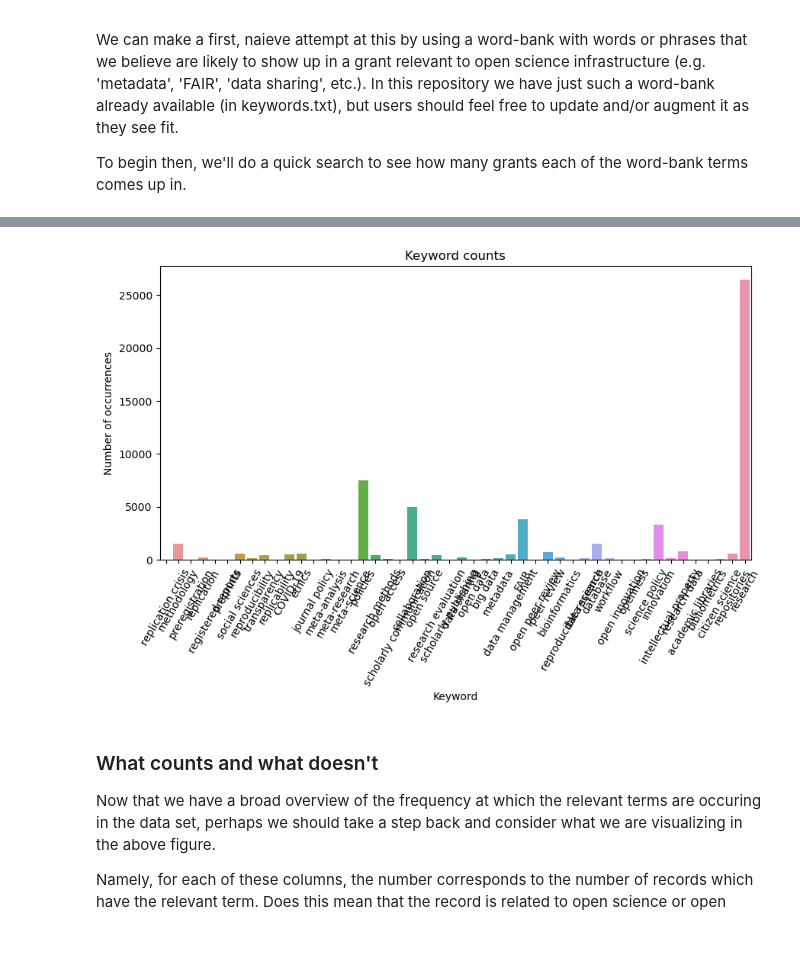
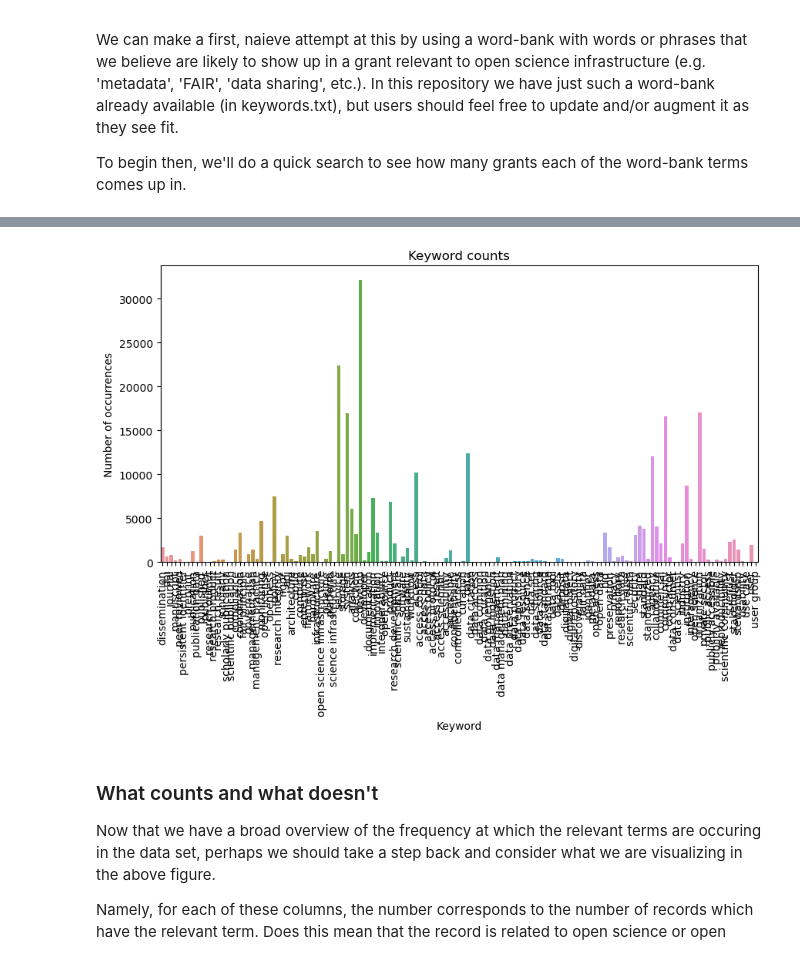
Before and after one commit to DanNBullock/USG_grants_crawl, a Jupyter notebook: notebooks/GenericDataSource_processAndFigs.ipynb, the cells around one changed output, grey strips where cells are left out. Saved outputs shown, nothing was run; the diff lists cells and outputs as text; code cells hidden in the pictures.

Commit message:
update of generic workflow notebook appears to work for all three data sets, all the way through cooccurrence matricies

```diff
--- a/notebooks/GenericDataSource_processAndFigs.ipynb
+++ b/notebooks/GenericDataSource_processAndFigs.ipynb
@@ -170,5 +170,21 @@ else:
 # now let's see how long that took
 end=time.time()
 print('Processing took ' + str(end-start) + ' seconds.')
+
+
+import pickle
+# now also produce a single pickle file with all of the data in it using allXML_to_pickle(directoryPath,outFilePath)
+# set the path to where we want to save the pickle file
+outPickleFilePath=os.path.join(processedDataPath,'allData.pickle')
+# if the file already exists, then we don't need to do anything
+if not os.path.isfile(outPickleFilePath):
+    processData.allXML_to_pickle(processedDataPath,outPickleFilePath)
+else:
+    # if it does exist, then load it.
+    print('Pickle file already exists.  Loading.')
+    with open(outPickleFilePath,'rb') as f:
+        allData=pickle.load(f)
+        # now close the file
+    f.close()
 # %% [output]
 xml files found in processed data directory.  Skipping processing.
@@ -301,9 +331,9 @@ import pandas as pd
 #analyzedDataPath=os.path.join(inputDataDir,defaultDataSource,dataFolders[2])
 #figuresDataPath=os.path.join(inputDataDir,defaultDataSource,dataFolders[3])
 # create the path to the save product of the regex search
-regexSearchSavePath=os.path.join(analyzedDataPath,'regexSearchResults.hd5')
+regexSearchSavePath=os.path.join(analyzedDataPath,'regexSearchResults.h5')
 # create the ptah to the csv containing the search terms, which should be in the main directory as of 07/12/2023
-stringPhraseListPath=os.path.join('..',defaultKeyWordList)
+stringPhraseListPath=os.path.join('../keywordLists/',defaultKeyWordList)
 # load the stringPhraseList
 stringPhraseList=pd.read_csv(stringPhraseListPath)
 # get the last column of the stringPhraseList and use it as the keywordList
@@ -313,33 +343,57 @@ keywordList=list(stringPhraseList.iloc[:,-1].values)
 # if they are, then we'll remove them from the keywordList
 [keywordList.remove(keyword) for keyword in keywordList if len(keyword)==1]
 
+
 # check if the regexSearchSavePath file exists, and if so, don't rerun the regex search
 if os.path.exists(regexSearchSavePath):
     print('regexSearchSavePath file already exists.  Skipping regex search.')
 else:
     # run the regex search
     # regexSearchAndSave(processedDataPath,keywordList,targetField,nameField='infer',rootTag='root
-    analyzeData.regexSearchAndSave(processedDataPath,keywordList,[rootTag,targetField],savePath=regexSearchSavePath)
+    analyzeData.regexSearchAndSave(xmlFileContentsOrPaths,keywordList,currAwardDescriptionFieldFull,daskify=False,savePath=regexSearchSavePath)
 # load up the results
-import h5py
-regexSearchResults=h5py.File(regexSearchSavePath,'r')
-# remember:
-# efficientDict['rowDescription']='Searched Keywords'
-# efficientDict['colDescription']='Award Number'
-# dataKeys=['dataMatrix','rowName','colName']
-# attributeKeys=['rowDescription','colDescription']
-# so we'll get the dataMatrix from the regexSearchResults as a numpy array
-regexSearchResultsDataMatrix=regexSearchResults['dataMatrix'][:]
-# and the rowName, but remember they come in as bytes, so we'll need to decode them
-regexSearchResultsRowNames=[rowName.decode('utf-8') for rowName in regexSearchResults['rowName'][:]]
-# we don't need the colName as these are the award numbers and we don't need these
-# create a save path for the keywordCounts DF
-keywordCountsSavePath=os.path.join(analyzedDataPath,'keywordCounts.csv')
-# create the keywordCountsDF
-# because each row is a keyword, you can just sum across the columns to get the counts for that keyword
-# the keywords themselves come from the regexSearchResultsRowNames
-# make sure the DF has column names of 'itemID' and 'count'
-keywordCountsDF= pd.DataFrame(data={'itemID':regexSearchResultsRowNames,'count':regexSearchResultsDataMatrix.sum(axis=1)})
+# try it both ways, one way should work
+try:
+    print('Attempting h5py load')
+    import h5py
+    regexSearchResults=h5py.File(regexSearchSavePath,'r')
+    # remember:
+    # efficientDict['rowDescription']='Searched Keywords'
+    # efficientDict['colDescription']='Award Number'
+    # dataKeys=['dataMatrix','rowName','colName']
+    # attributeKeys=['rowDescription','colDescription']
+    # so we'll get the dataMatrix from the regexSearchResults as a numpy array
+    regexSearchResultsDataMatrix=regexSearchResults['dataMatrix'][:]
+    # and the rowName, but remember they come in as bytes, so we'll need to decode them
+    regexSearchResultsRowNames=[rowName.decode('utf-8') for rowName in regexSearchResults['rowName'][:]]
+    # we don't need the colName as these are the award numbers and we don't need these
+    # create a save path for the keywordCounts DF
+    keywordCountsSavePath=os.path.join(analyzedDataPath,'keywordCounts.csv')
+    # create the keywordCountsDF
+    # because each row is a keyword, you can just sum across the columns to get the counts for that keyword
+    # the keywords themselves come from the regexSearchResultsRowNames
+    # make sure the DF has column names of 'itemID' and 'count'
+    keywordRegexBoolMatrixDF= pd.DataFrame(data={'itemID':regexSearchResultsRowNames,'count':regexSearchResultsDataMatrix.sum(axis=1)})
+except:
+    print('Attempting custom pandas load')
+    import h5py
+    regexSearchResults=h5py.File(regexSearchSavePath,'r')
+    # remember:
+    # dataKeys=['dataMatrix','rowName','colName']
+    # attributeKeys=['rowDescription','colDescription']
+    # so we'll get the dataMatrix object from the regexSearchResults
+    regexSearchResultsDataMatrix=regexSearchResults['dataMatrix']
+    # now use analyzeData.pdDataFrameFromHF5obj(hf5obj)
+    # to get the keywordCountsDF
+    keywordRegexBoolMatrixDF=analyzeData.pdDataFrameFromHF5obj(regexSearchResultsDataMatrix)
+
+# now that we have the keywordRegexBoolMatrixDF, in which the column names are the award numbers (as strings) and the row names are the keywords, we can sum across the columns to get the counts for each keyword
+# we'll do this by using the .sum() method on the keywordRegexBoolMatrixDF
+# we want the resultant keywordCountsDF to have columns 'itemID' and 'count'
+keywordCountsDF=pd.DataFrame(data={'itemID':keywordRegexBoolMatrixDF.index,'count':keywordRegexBoolMatrixDF.sum(axis=1)})
+# looks like we need to reset the index
+keywordCountsDF=keywordCountsDF.reset_index(drop=True)
+
 # now we'll plot the keywordCountsDF as a bar plot in seaborn
 # keywordCount_barPlot(keywordCountDF,figSize=(10,5),fig=None,ax=None,figSavePath=None)
 # create the path to save the figure
@@ -372,4 +424,4 @@ regexSearchSavePath file already exists.  Skipping regex search.
-[figure, old version]
+[figure, new version]
 # %% [markdown]
 ### What counts and what doesn't
 
```
Also changed, not shown: parts of 10 cells of this notebook.
